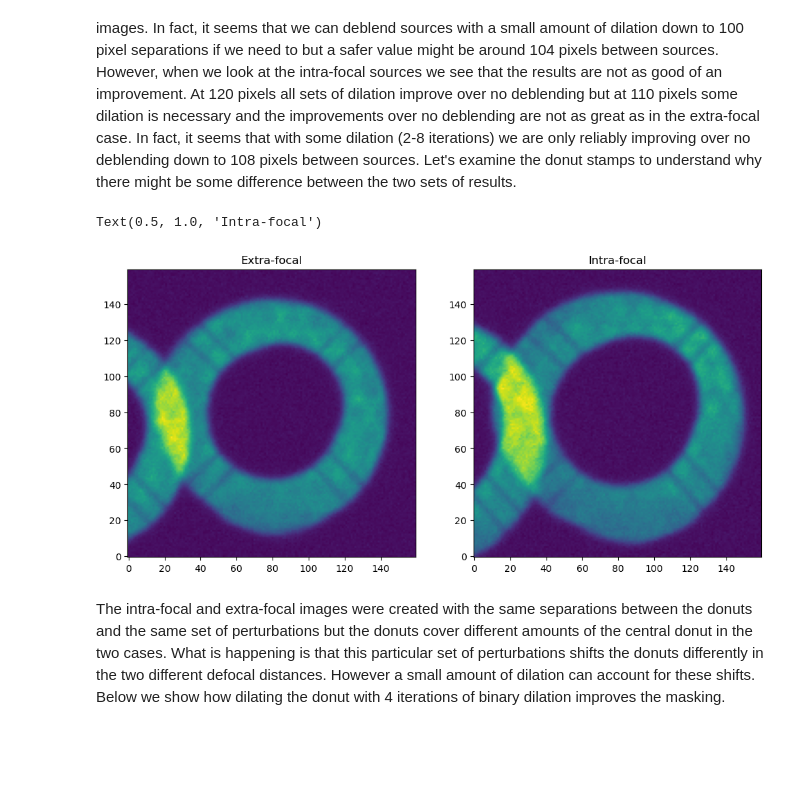
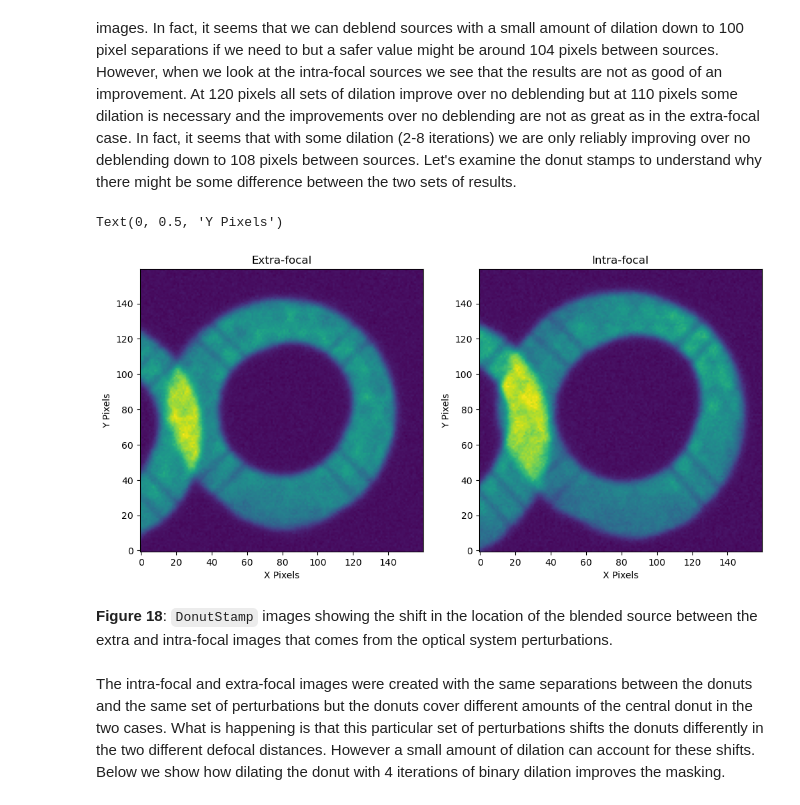
Before and after one commit to lsst-sitcom/sitcomtn-130, a Jupyter notebook: index.ipynb, the cells around one changed output. Saved outputs shown, nothing was run; the diff lists cells and outputs as text; code cells hidden in the pictures; blank space fills up the shorter version.

Commit message:
Add figure captions to make technote more legible.

```diff
--- a/index.ipynb
+++ b/index.ipynb
@@ -644,14 +679,20 @@ donutStampsIntra_intra_110_sep = butler.get('donutStampsIntra', dataId=dataIdExt
 # %%
 fig = plt.figure(figsize=(12, 6))
 fig.add_subplot(1,2,1)
 plt.imshow(donutStampsExtra[0].stamp_im.image.array)
 plt.title('Extra-focal')
+plt.xlabel('X Pixels')
+plt.ylabel('Y Pixels')
 fig.add_subplot(1,2,2)
 plt.imshow(donutStampsIntra_intra_110_sep[0].stamp_im.image.array)
 plt.title('Intra-focal')
+plt.xlabel('X Pixels')
+plt.ylabel('Y Pixels')
 # %% [output]
-Text(0.5, 1.0, 'Intra-focal')
+Text(0, 0.5, 'Y Pixels')
-[figure, old version]
+[figure, new version]
+# %% [markdown]
+**Figure 18**: `DonutStamp` images showing the shift in the location of the blended source between the extra and intra-focal images that comes from the optical system perturbations.
 # %% [markdown]
 The intra-focal and extra-focal images were created with the same separations between the donuts and the same set of perturbations but the donuts cover different amounts of the central donut in the two cases. What is happening is that this particular set of perturbations shifts the donuts differently in the two different defocal distances. However a small amount of dilation can account for these shifts. Below we show how dilating the donut with 4 iterations of binary dilation improves the masking.
 # %%
```
Also changed, not shown: parts of 23 cells of this notebook.
